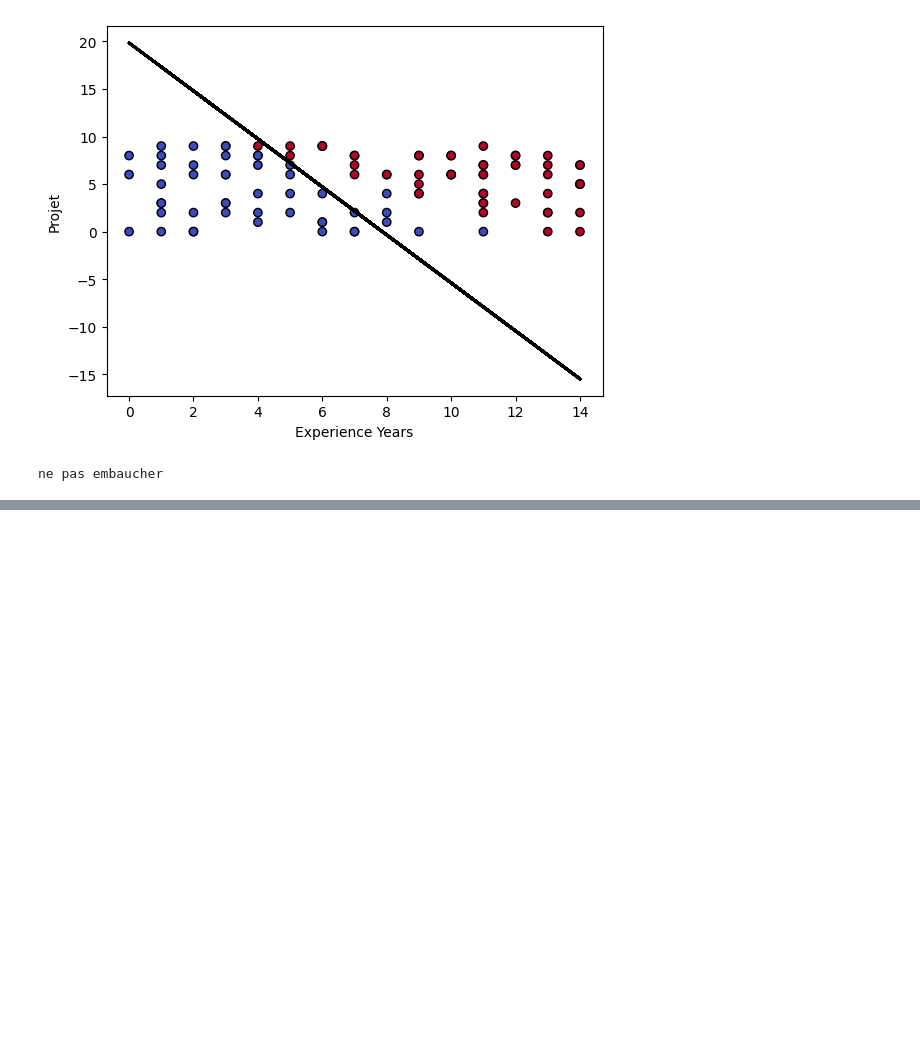
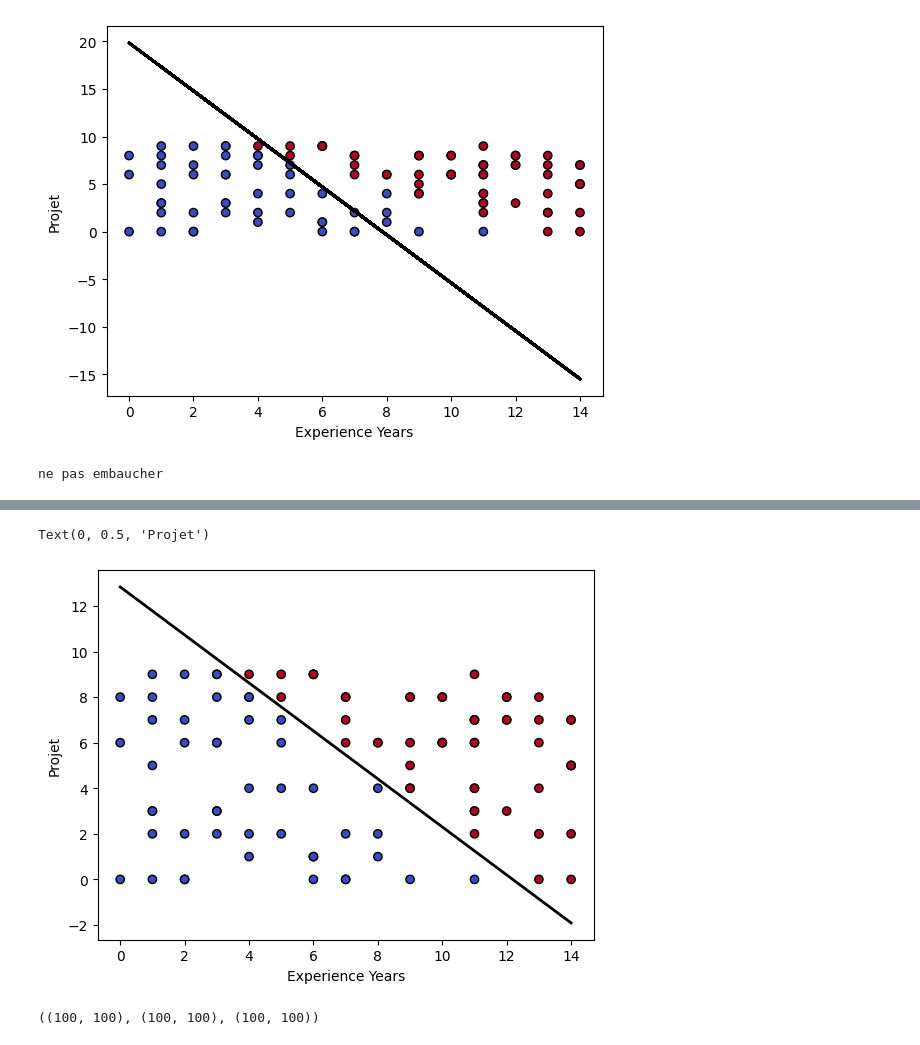
Before and after one commit to mahalmadane/MachineLearning, a Jupyter notebook: logistiqueRegression.ipynb, the cells around one changed output, grey strips where cells are left out. Drawn from its saved outputs; the diff is of its cells as text; code cells hidden in the pictures; blank space fills up the shorter version.

```diff
--- a/logistiqueRegression.ipynb
+++ b/logistiqueRegression.ipynb
@@ -201,0 +279,18 @@ ne pas embaucher
+# %%
+x_values = np.linspace(x_train[:, 0].min(), x_train[:, 0].max(), 100)
+y_values = (-coef[0]*x_values - intercep)/coef[1]
+plt.scatter(X[:, 0], X[:, 1], c=Y, cmap='coolwarm', edgecolors='k')
+plt.plot(x_values,y_values , color='black', linewidth=2, label='Decision Boundary')
+plt.xlabel('Experience Years')
+plt.ylabel('Projet')
+# %% [output]
+Text(0, 0.5, 'Projet')
+[figure, added]
+# %%
+x_min,x_max=X[:, 0].min() - 1, X[:, 0].max() + 1
+y_min,y_max=X[:, 1].min() - 1, X[:, 1].max() + 1
+xx,yy=np.meshgrid(np.linspace(x_min,x_max,100),np.linspace(y_min,y_max,100))
+zz=model.predict(np.c_[xx.ravel(),yy.ravel()])
+xx.shape,yy.shape,zz.reshape(xx.shape).shape
+# %% [output]
+((100, 100), (100, 100), (100, 100))
```
Also changed, not shown: parts of 14 cells of this notebook, 1 other file.
